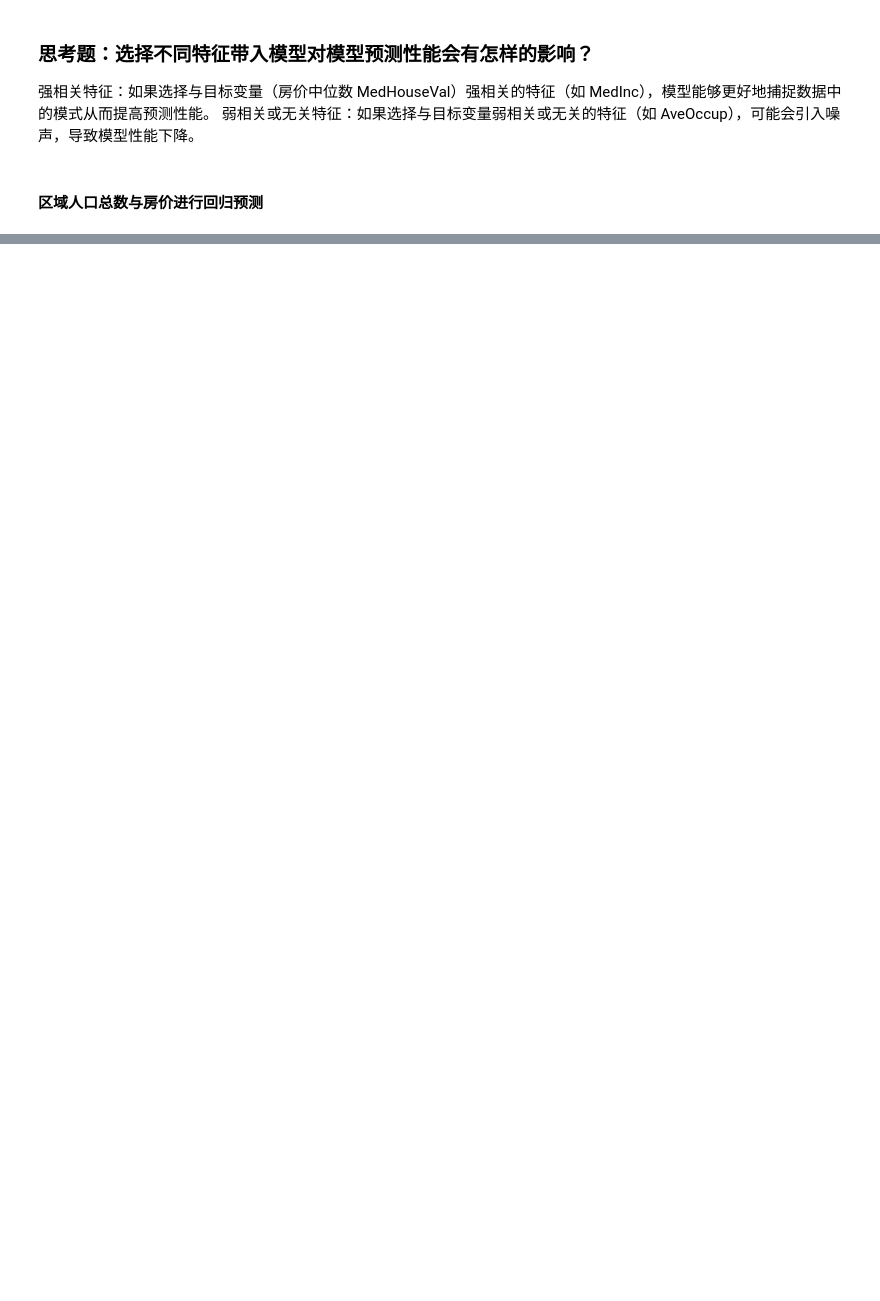
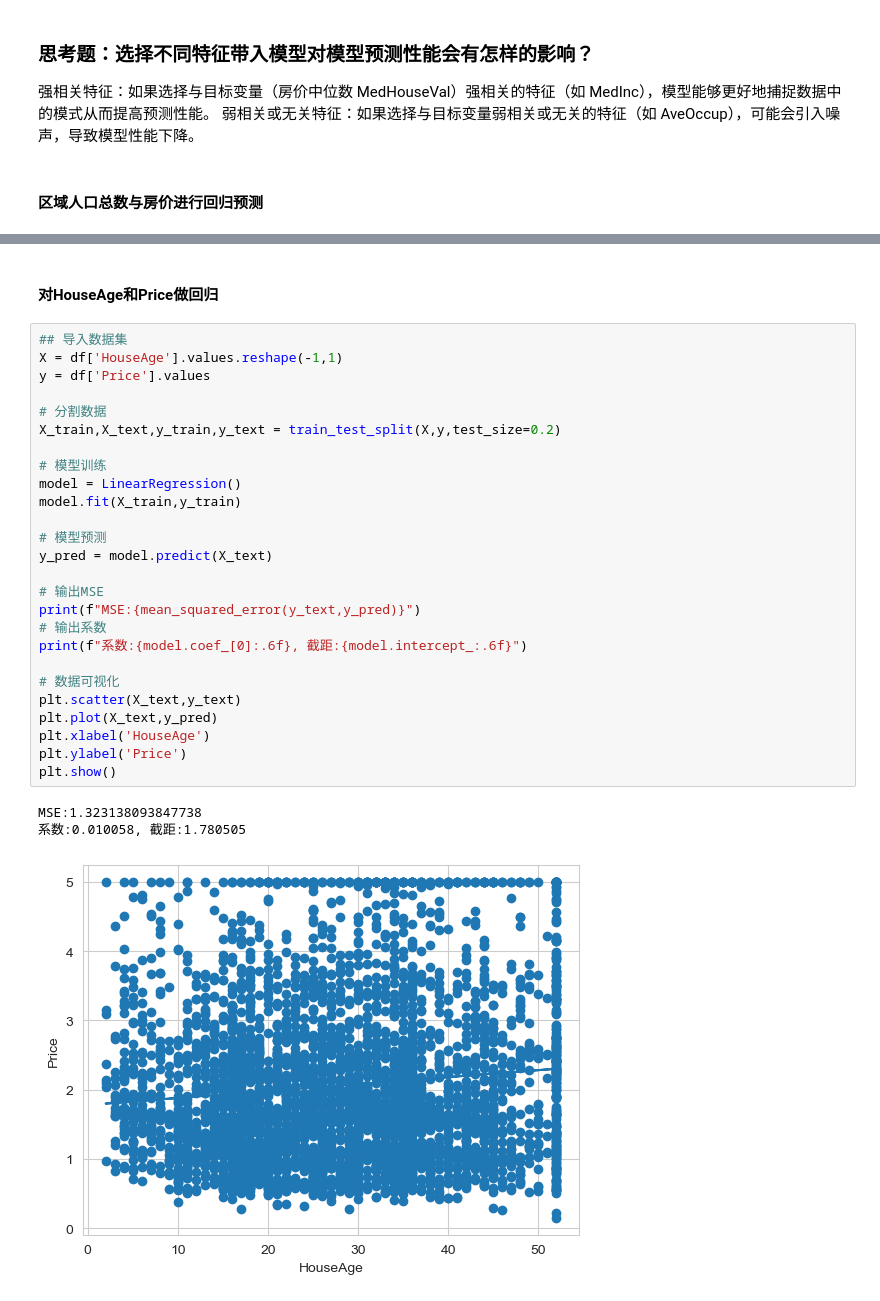
Before and after one commit to chengfushi/MachineLearn, a Jupyter notebook: LinearRegression/实验2：加利福尼亚房价.ipynb, the cells around one changed output, grey strips where cells are left out. Saved outputs shown, nothing was run; the diff lists cells and outputs as text; blank space fills up the shorter version.

```diff
--- a/LinearRegression/实验2：加利福尼亚房价.ipynb
+++ b/LinearRegression/实验2：加利福尼亚房价.ipynb
@@ -157,0 +165,32 @@ MSE: 1.3019417405382308
+# %% [markdown]
+#### 对HouseAge和Price做回归
+# %%
+## 导入数据集
+X = df['HouseAge'].values.reshape(-1,1)
+y = df['Price'].values
+
+# 分割数据
+X_train,X_text,y_train,y_text = train_test_split(X,y,test_size=0.2)
+
+# 模型训练
+model = LinearRegression()
+model.fit(X_train,y_train)
+
+# 模型预测
+y_pred = model.predict(X_text)
+
+# 输出MSE
+print(f"MSE:{mean_squared_error(y_text,y_pred)}")
+# 输出系数
+print(f"系数:{model.coef_[0]:.6f}, 截距:{model.intercept_:.6f}")
+
+# 数据可视化
+plt.scatter(X_text,y_text)
+plt.plot(X_text,y_pred)
+plt.xlabel('HouseAge')
+plt.ylabel('Price')
+plt.show()
+# %% [output]
+MSE:1.323138093847738
+系数:0.010058, 截距:1.780505
+[figure, added]
```
Also changed, not shown: parts of 3 cells of this notebook, 18 other files.
